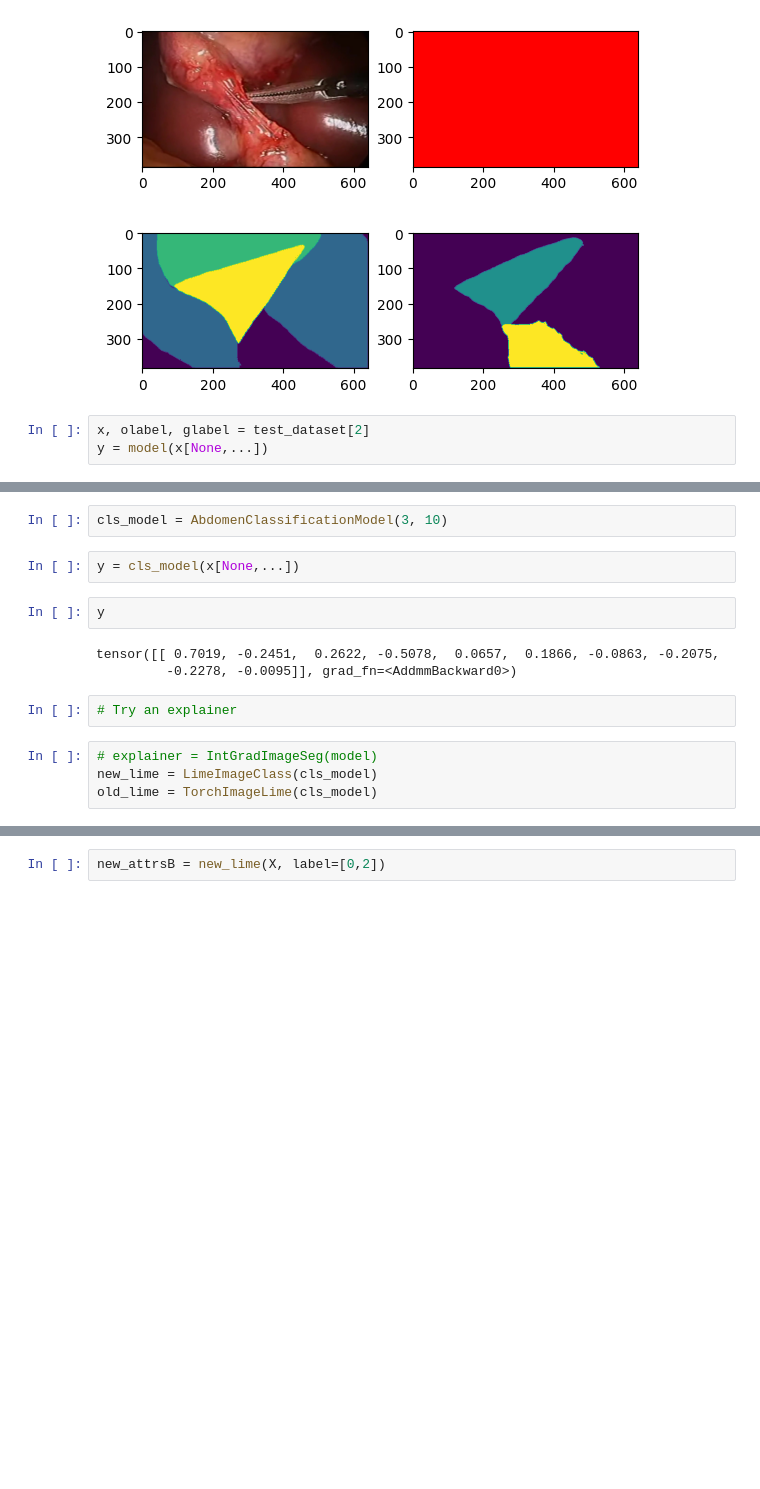
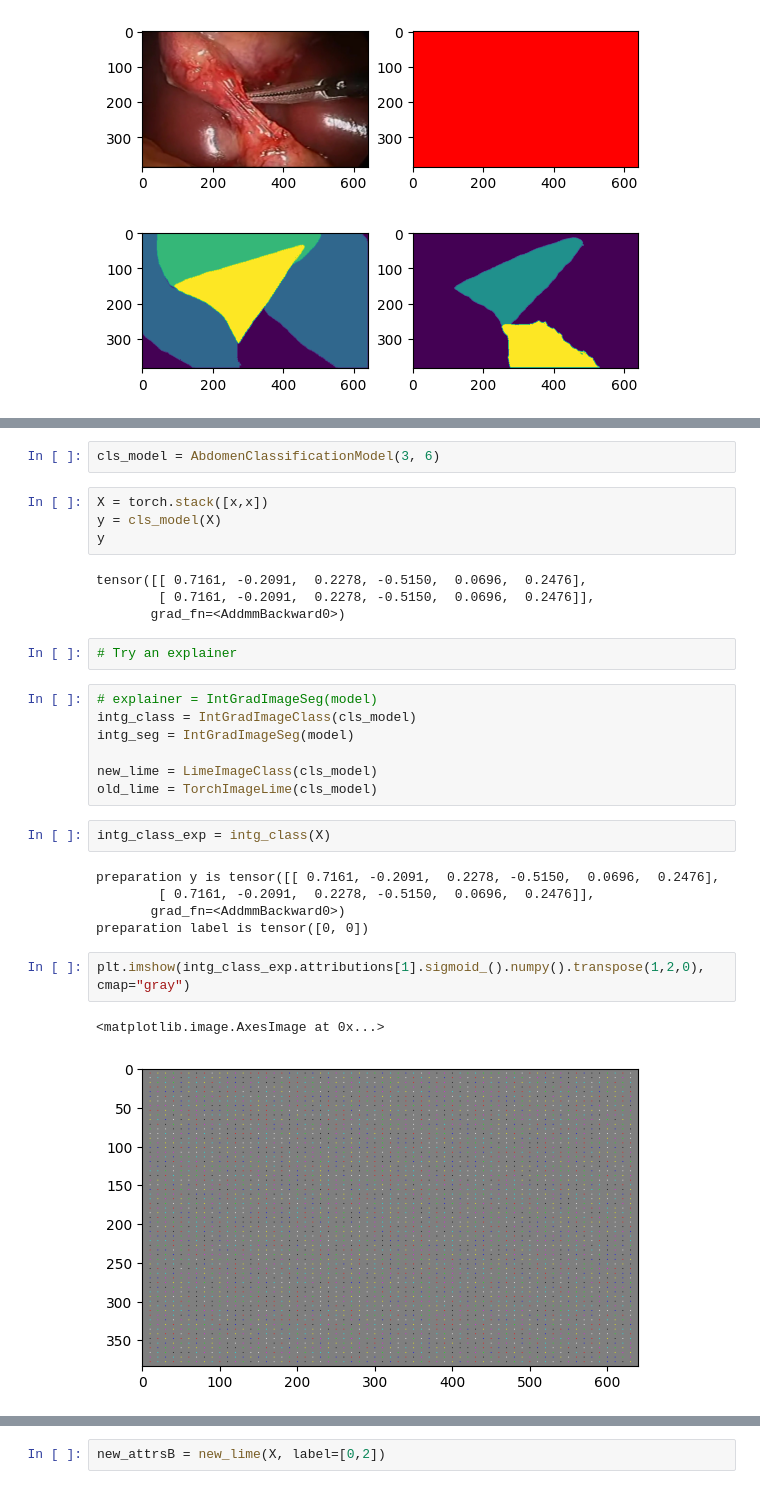
Before and after one commit to ShaileshSridhar2403/exlib, a Jupyter notebook: notebooks/abdomen_organs.ipynb, the cells around one changed output, grey strips where cells are left out. Saved outputs shown, nothing was run; the diff lists cells and outputs as text; blank space fills up the shorter version.

```diff
--- a/notebooks/abdomen_organs.ipynb
+++ b/notebooks/abdomen_organs.ipynb
@@ -65,6 +60,3 @@ Clipping input data to the valid range for imshow with RGB data ([0..1] for floa
 <matplotlib.image.AxesImage at 0x...>
 <Figure size 640x480 with 0 Axes>
 [figure]
-# %%
-x, olabel, glabel = test_dataset[2]
-y = model(x[None,...])
@@ -83,15 +67,31 @@ Clipping input data to the valid range for imshow with RGB data ([0..1] for floa
 # %%
-cls_model = AbdomenClassificationModel(3, 10)
+cls_model = AbdomenClassificationModel(3, 6)
 # %%
-y = cls_model(x[None,...])
+X = torch.stack([x,x])
+y = cls_model(X)
+y
+# %% [output]
+tensor([[ 0.7161, -0.2091,  0.2278, -0.5150,  0.0696,  0.2476],
+        [ 0.7161, -0.2091,  0.2278, -0.5150,  0.0696,  0.2476]],
+       grad_fn=<AddmmBackward0>)
-# %%
-y
-# %% [output]
-tensor([[ 0.7019, -0.2451,  0.2622, -0.5078,  0.0657,  0.1866, -0.0863, -0.2075,
-         -0.2278, -0.0095]], grad_fn=<AddmmBackward0>)
 # %%
 # Try an explainer
 # %%
 # explainer = IntGradImageSeg(model)
+intg_class = IntGradImageClass(cls_model)
+intg_seg = IntGradImageSeg(model)
+
 new_lime = LimeImageClass(cls_model)
 old_lime = TorchImageLime(cls_model)
+# %%
+intg_class_exp = intg_class(X)
+# %% [output]
+preparation y is tensor([[ 0.7161, -0.2091,  0.2278, -0.5150,  0.0696,  0.2476],
+        [ 0.7161, -0.2091,  0.2278, -0.5150,  0.0696,  0.2476]],
+       grad_fn=<AddmmBackward0>)
+preparation label is tensor([0, 0])
+# %%
+plt.imshow(intg_class_exp.attributions[1].sigmoid_().numpy().transpose(1,2,0), cmap="gray")
+# %% [output]
+<matplotlib.image.AxesImage at 0x...>
+[figure, added]
```
Also changed, not shown: parts of 9 cells of this notebook, 2 other files.
